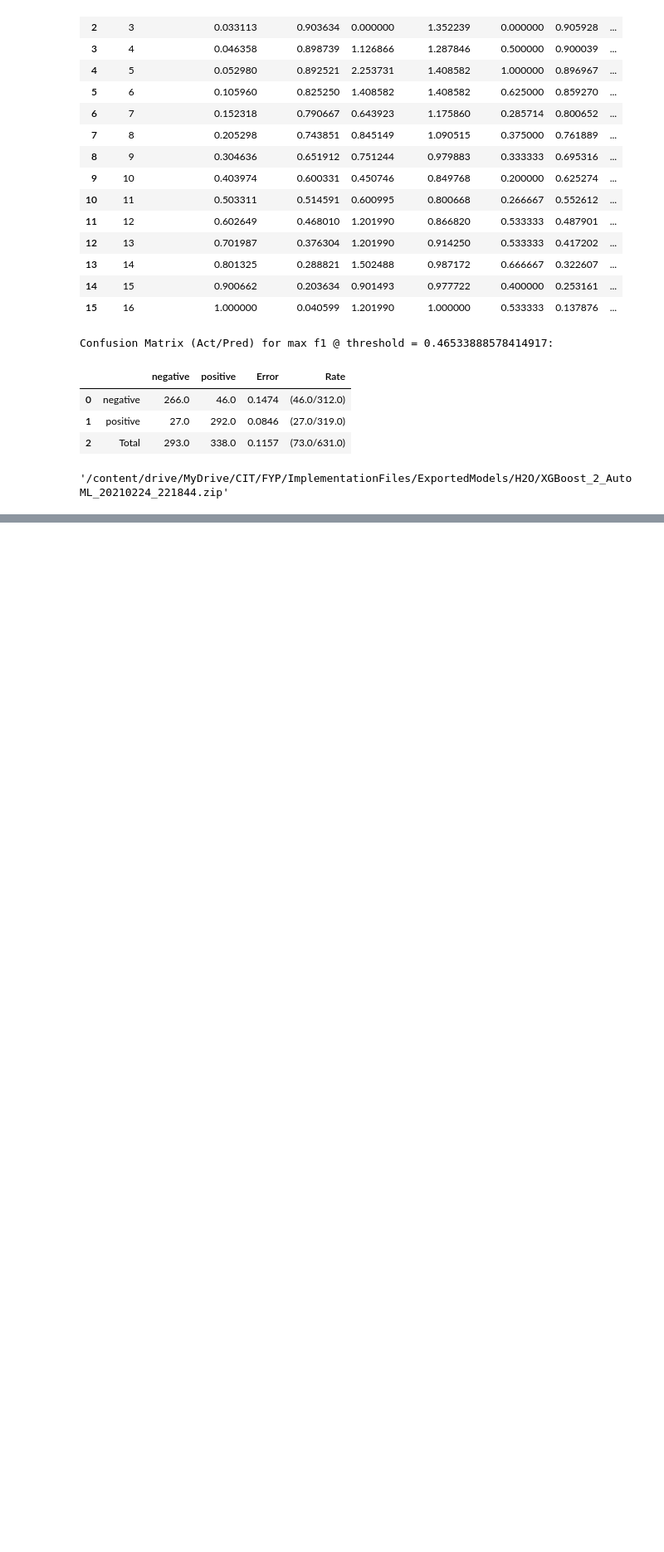
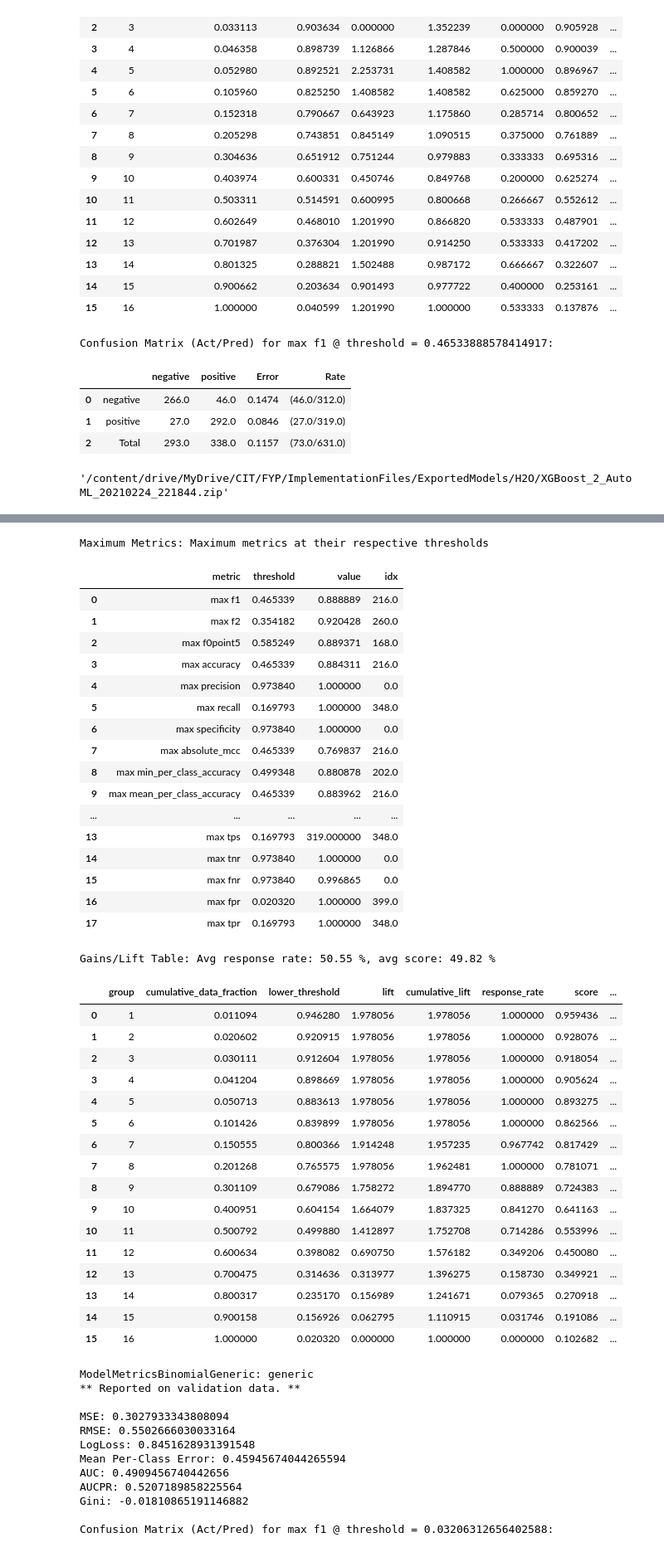
Before and after one commit to CianOSull/AutoML_With_SA_FYP_2021, a Jupyter notebook: MainNotebook.ipynb, the cells around one changed output, grey strips where cells are left out. Shown at 83% size. Cells and saved outputs as stored; diff of their text form; code cells hidden in the pictures; blank space fills up the shorter version.

Commit message:
Added mapping of positive and negatives and evaluating importing model

```diff
--- a/MainNotebook.ipynb
+++ b/MainNotebook.ipynb
@@ -600,0 +492,7 @@ h2o_model.leader.download_mojo(path = "/content/drive/MyDrive/CIT/FYP/Implementa
+# %%
+imported_model = h2o.import_mojo("/content/drive/MyDrive/CIT/FYP/ImplementationFiles/ExportedModels/H2O/XGBoost_2_AutoML_20210224_221844.zip")
+# Using the best model make predictions
+predictions = imported_model.predict(h2o_tfidf_test)
+# First 10 predictions
+predictions.head()
+# %% [output]
@@ -600,0 +525,48 @@ h2o_model.leader.download_mojo(path = "/content/drive/MyDrive/CIT/FYP/Implementa
+Maximum Metrics: Maximum metrics at their respective thresholds
+|  | metric | threshold | value | idx |
+| 0 | max f1 | 0.465339 | 0.888889 | 216.0 |
+| 1 | max f2 | 0.354182 | 0.920428 | 260.0 |
+| 2 | max f0point5 | 0.585249 | 0.889371 | 168.0 |
+| 3 | max accuracy | 0.465339 | 0.884311 | 216.0 |
+| 4 | max precision | 0.973840 | 1.000000 | 0.0 |
+| 5 | max recall | 0.169793 | 1.000000 | 348.0 |
+| 6 | max specificity | 0.973840 | 1.000000 | 0.0 |
+| 7 | max absolute_mcc | 0.465339 | 0.769837 | 216.0 |
+| 8 | max min_per_class_accuracy | 0.499348 | 0.880878 | 202.0 |
+| 9 | max mean_per_class_accuracy | 0.465339 | 0.883962 | 216.0 |
+| ... | ... | ... | ... | ... |
+| 13 | max tps | 0.169793 | 319.000000 | 348.0 |
+| 14 | max tnr | 0.973840 | 1.000000 | 0.0 |
+| 15 | max fnr | 0.973840 | 0.996865 | 0.0 |
+| 16 | max fpr | 0.020320 | 1.000000 | 399.0 |
+| 17 | max tpr | 0.169793 | 1.000000 | 348.0 |
+Gains/Lift Table: Avg response rate: 50.55 %, avg score: 49.82 %
+|  | group | cumulative_data_fraction | lower_threshold | lift | cumulative_lift | response_rate | score | ... |
+| 0 | 1 | 0.011094 | 0.946280 | 1.978056 | 1.978056 | 1.000000 | 0.959436 | ... |
+| 1 | 2 | 0.020602 | 0.920915 | 1.978056 | 1.978056 | 1.000000 | 0.928076 | ... |
+| 2 | 3 | 0.030111 | 0.912604 | 1.978056 | 1.978056 | 1.000000 | 0.918054 | ... |
+| 3 | 4 | 0.041204 | 0.898669 | 1.978056 | 1.978056 | 1.000000 | 0.905624 | ... |
+| 4 | 5 | 0.050713 | 0.883613 | 1.978056 | 1.978056 | 1.000000 | 0.893275 | ... |
+| 5 | 6 | 0.101426 | 0.839899 | 1.978056 | 1.978056 | 1.000000 | 0.862566 | ... |
+| 6 | 7 | 0.150555 | 0.800366 | 1.914248 | 1.957235 | 0.967742 | 0.817429 | ... |
+| 7 | 8 | 0.201268 | 0.765575 | 1.978056 | 1.962481 | 1.000000 | 0.781071 | ... |
+| 8 | 9 | 0.301109 | 0.679086 | 1.758272 | 1.894770 | 0.888889 | 0.724383 | ... |
+| 9 | 10 | 0.400951 | 0.604154 | 1.664079 | 1.837325 | 0.841270 | 0.641163 | ... |
+| 10 | 11 | 0.500792 | 0.499880 | 1.412897 | 1.752708 | 0.714286 | 0.553996 | ... |
+| 11 | 12 | 0.600634 | 0.398082 | 0.690750 | 1.576182 | 0.349206 | 0.450080 | ... |
+| 12 | 13 | 0.700475 | 0.314636 | 0.313977 | 1.396275 | 0.158730 | 0.349921 | ... |
+| 13 | 14 | 0.800317 | 0.235170 | 0.156989 | 1.241671 | 0.079365 | 0.270918 | ... |
+| 14 | 15 | 0.900158 | 0.156926 | 0.062795 | 1.110915 | 0.031746 | 0.191086 | ... |
+| 15 | 16 | 1.000000 | 0.020320 | 0.000000 | 1.000000 | 0.000000 | 0.102682 | ... |
+ModelMetricsBinomialGeneric: generic
+** Reported on validation data. **
+
+MSE: 0.3027933343808094
+RMSE: 0.5502666030033164
+LogLoss: 0.8451628931391548
+Mean Per-Class Error: 0.45945674044265594
+AUC: 0.4909456740442656
+AUCPR: 0.5207189858225564
+Gini: -0.01810865191146882
+
+Confusion Matrix (Act/Pred) for max f1 @ threshold = 0.03206312656402588:
```
Also changed, not shown: parts of 9 cells of this notebook.
